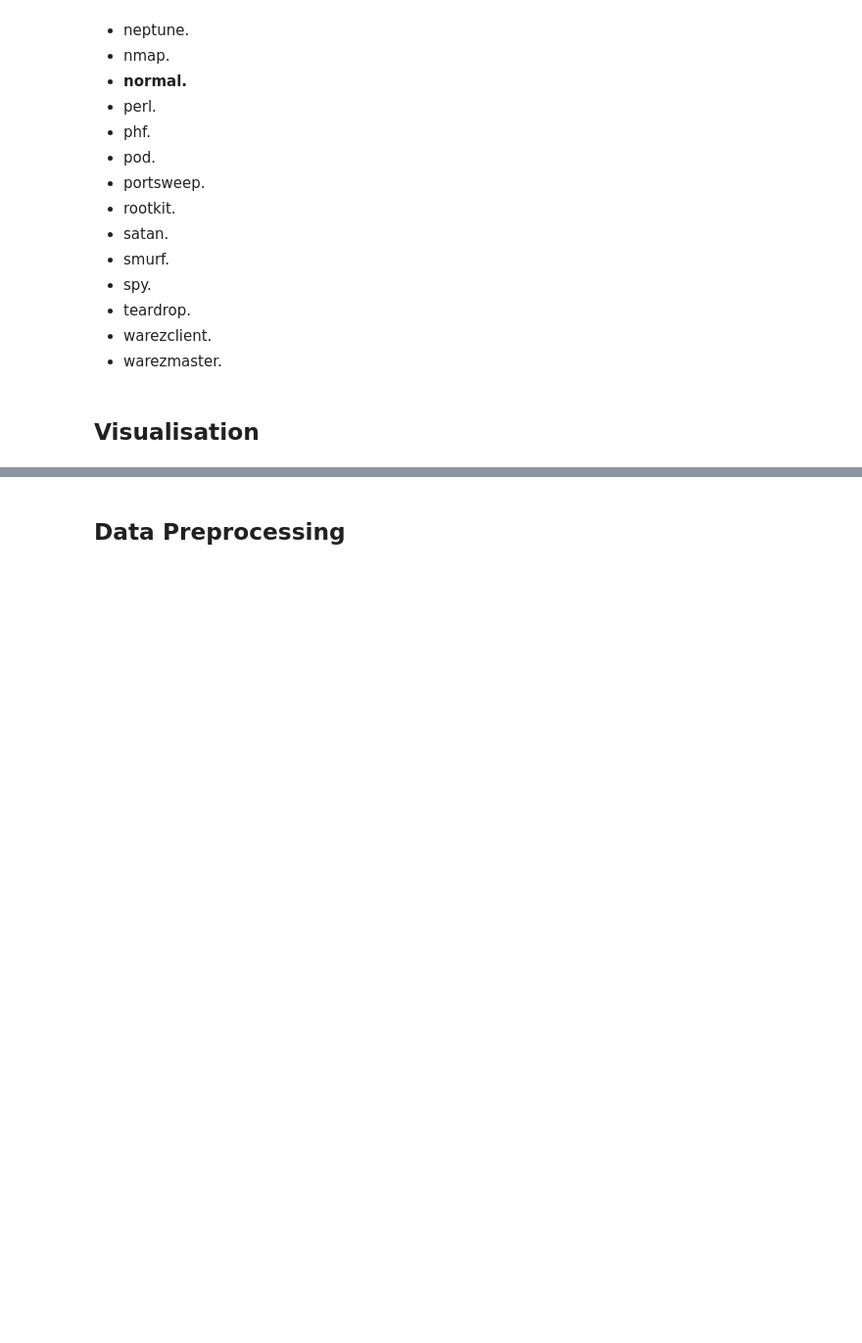
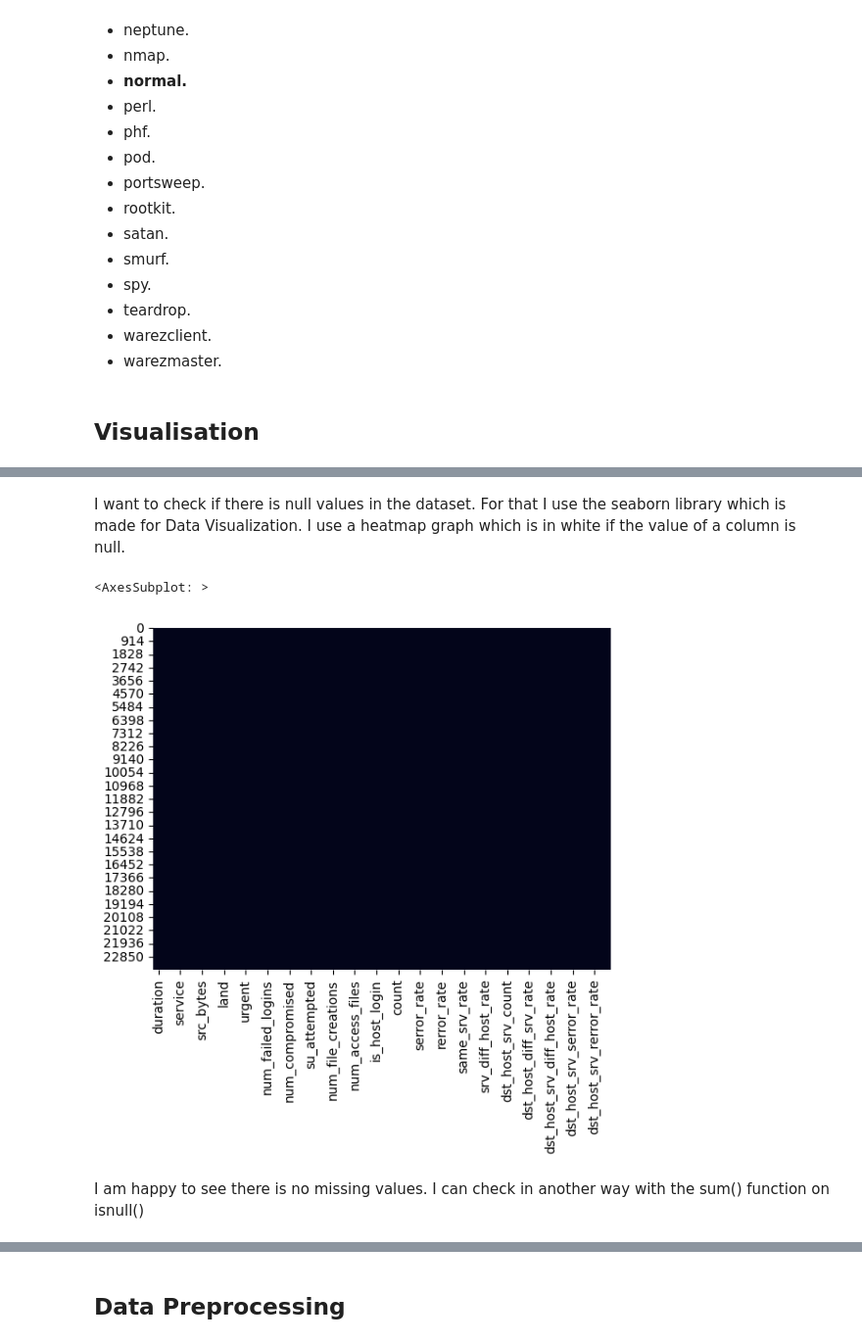
Before and after one commit to EtudiantInformatique78/DataMiningProject, a Jupyter notebook: SupervisedML.ipynb, the cells around one changed output, grey strips where cells are left out. Shown: that part at 98% size. Drawn from its saved outputs; the diff is of its cells as text; code cells hidden in the pictures; blank space fills up the shorter version.

```diff
--- a/SupervisedML.ipynb
+++ b/SupervisedML.ipynb
@@ -62,0 +80,10 @@ array(['back.', 'buffer_overflow.', 'ftp_write.', 'guess_passwd.',
+# %% [markdown]
+I want to check if there is null values in the dataset. For that I use the seaborn library which is made for Data Visualization. I use a heatmap graph which is in white if the value of a column is null.
+# %%
+# The white represents the missing values
+sns.heatmap(kddcup.isnull(), cbar=False)
+# %% [output]
+<AxesSubplot: >
+[figure, added]
+# %% [markdown]
+I am happy to see there is no missing values. I can check in another way with the sum() function on isnull()
```
Also changed, not shown: parts of 25 cells of this notebook.
